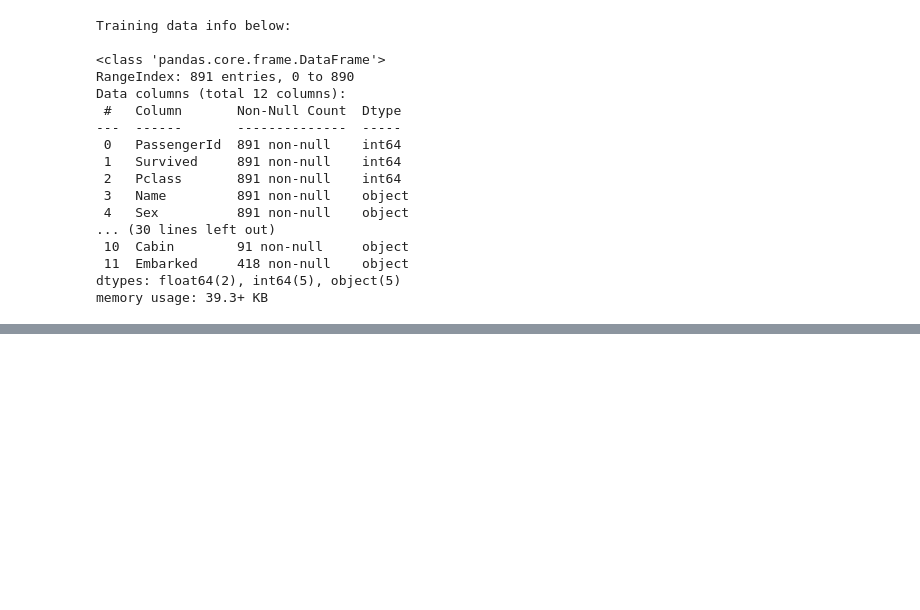
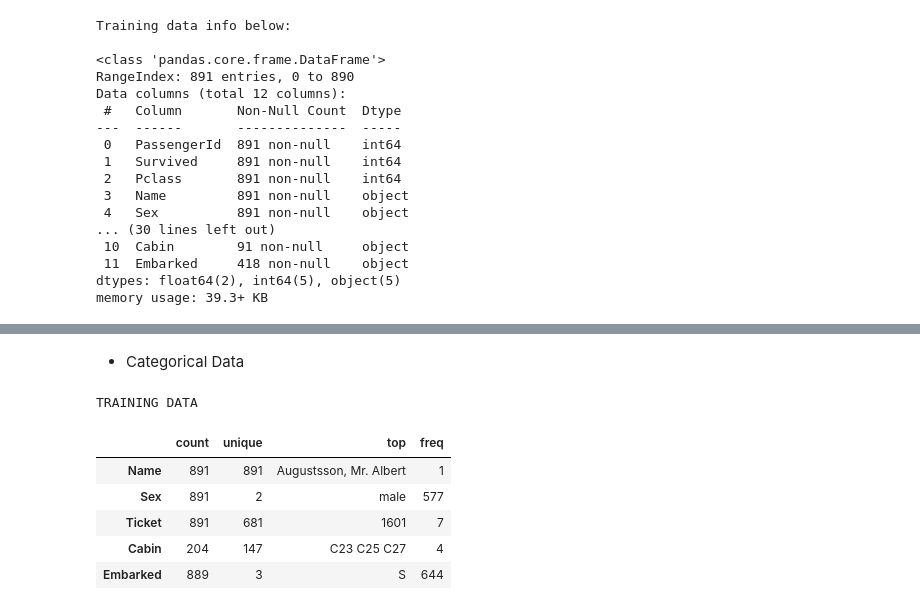
Before and after one commit to GeoFelpave/LuisFPVelasquez_titanic, a Jupyter notebook: ml_kaggleTitanic.ipynb, the cells around one changed output, grey strips where cells are left out. Drawn from its saved outputs; the diff is of its cells as text; code cells hidden in the pictures; blank space fills up the shorter version.

```diff
--- a/ml_kaggleTitanic.ipynb
+++ b/ml_kaggleTitanic.ipynb
@@ -133,0 +161,13 @@ memory usage: 39.3+ KB
+# %% [markdown]
+- Categorical Data
+# %%
+print('TRAINING DATA')
+dat_trn.describe(include=['O']).T
+# %% [output]
+TRAINING DATA
+|  | count | unique | top | freq |
+| Name | 891 | 891 | Augustsson, Mr. Albert | 1 |
+| Sex | 891 | 2 | male | 577 |
+| Ticket | 891 | 681 | 1601 | 7 |
+| Cabin | 204 | 147 | C23 C25 C27 | 4 |
+| Embarked | 889 | 3 | S | 644 |
```
Also changed, not shown: parts of 5 cells of this notebook.
